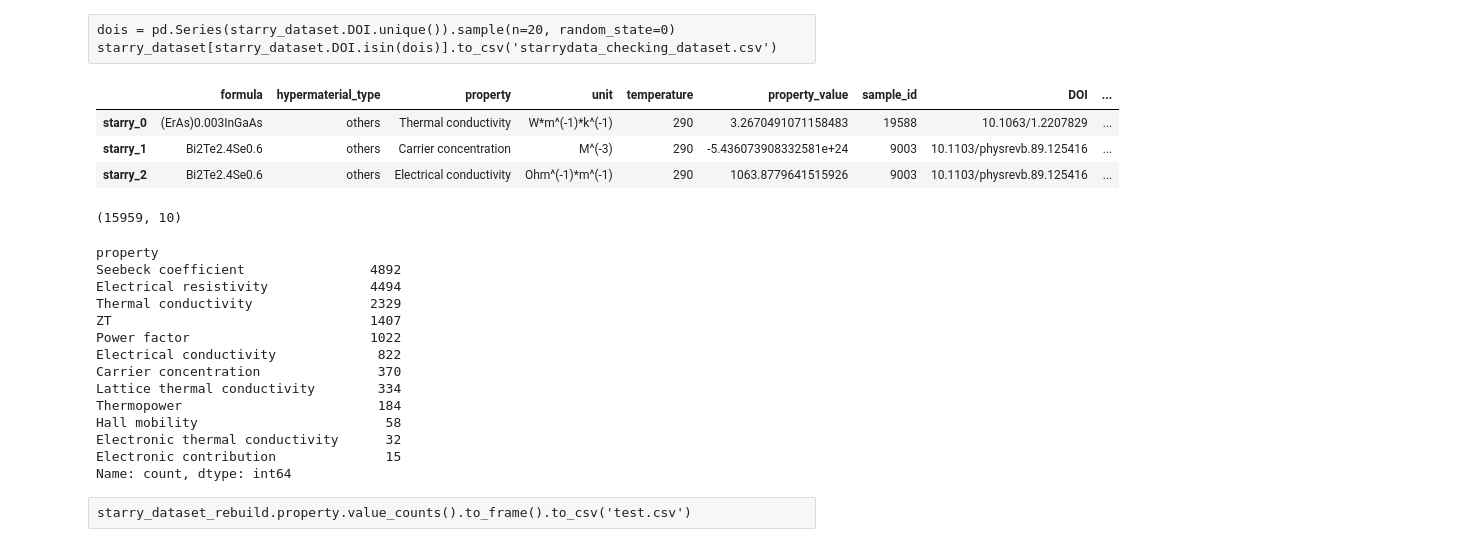
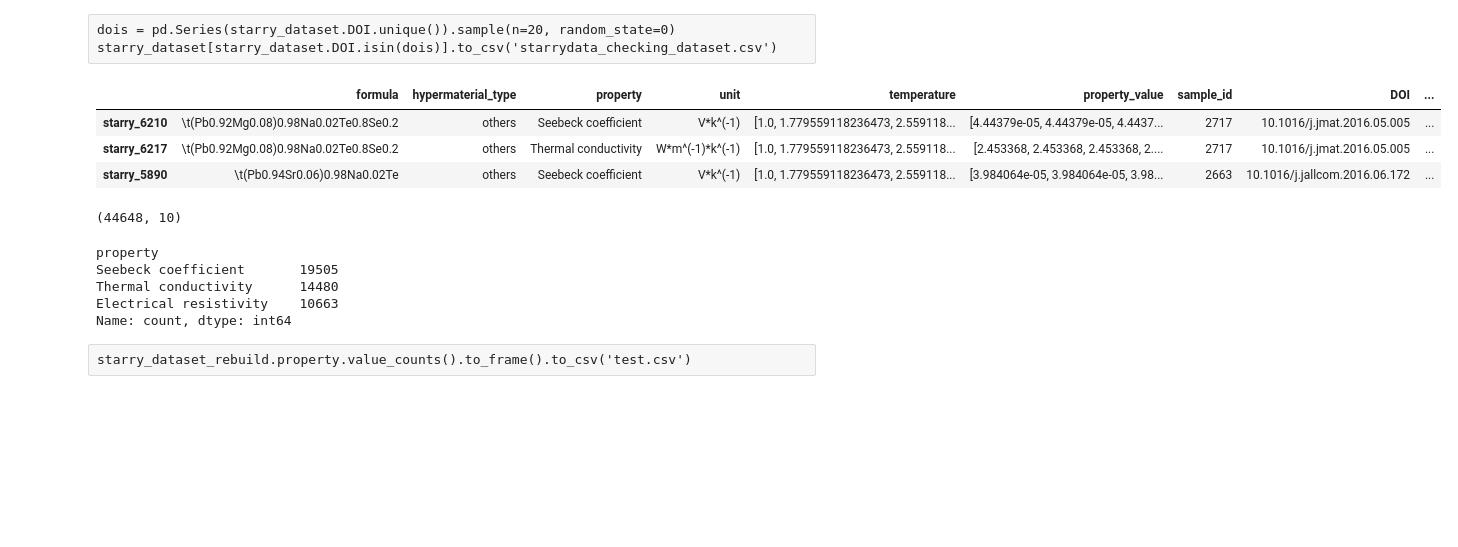
Before and after one commit to TsumiNa/foundation_model, a Jupyter notebook: data/scripts/process_ac_qe_te_data.ipynb, the cells around one changed output. Cells and saved outputs as stored; diff of their text form; code cells hidden in the pictures; blank space fills up the shorter version.

```diff
--- a/data/scripts/process_ac_qe_te_data.ipynb
+++ b/data/scripts/process_ac_qe_te_data.ipynb
@@ -103,11 +299,11 @@ def format_title(text, to_snake=False, skip_list=None):
 # %% [markdown]
 #### QC AC data
 # %%
-qc_ac_dataset = pd.read_csv('../raw/properties_dataset.csv').dropna().drop(columns=['sample_name', 'figure_id', 'degree_of_approximant', 'SID'])
+qc_ac_dataset = pd.read_csv('../raw/HYPOD-X_20250121/properties_dataset.csv').dropna().drop(columns=['sample_name', 'figure_id', 'degree_of_approximant', 'SID'])
 qc_ac_dataset = qc_ac_dataset.rename(columns={'composition': 'formula'})
 
 # Drop Specific heat since these value is to describe the temperature derivative of the molar heat capacity or the second-order temperature effects
-qc_ac_dataset = qc_ac_dataset[~qc_ac_dataset.prop_y.isin(['Specific heat', 'Specific heat capacity'])]
+qc_ac_dataset = qc_ac_dataset[~qc_ac_dataset.prop_y.isin(['Specific heat', 'Specific heat capacity', 'Hall coefficient', 'ZT', 'Power factor', 'Thermal diffusivity'])]
 
 # Try to convert the composition string to the Composition object
 qc_ac_dataset = qc_ac_dataset.assign(composition=qc_ac_dataset['formula'].apply(convert_composition)).dropna()
@@ -184,7 +398,8 @@ starry_dataset[starry_dataset.prop_y.apply(lambda s: 'Specific' in  s)].prop_y.u
 # %% [markdown]
 #### starry data
 # %%
-starry_dataset = pd.read_csv('../raw/starrydata_curves_20250201.csv')
+starry_dataset = pd.read_csv('../raw/starrydata_dataset_20250531/starrydata_curves.csv')
+starry_dataset = starry_dataset[(starry_dataset.x == ) & (starry_dataset.x != [])]
 starry_dataset = starry_dataset.rename(columns={'composition': 'formula'})
 starry_dataset = starry_dataset.assign(
     prop_x=starry_dataset.prop_x.apply(lambda s: format_title(s, to_snake=False)),
@@ -195,8 +410,9 @@ starry_dataset = starry_dataset.assign(
 
 # Drop extremely small data
 starry_dataset = starry_dataset[starry_dataset.unit_x == 'K']
-starry_dataset = starry_dataset[~starry_dataset.prop_y.isin(['Carrier thermal conductivity', 'Phonon thermal conductance'])]
-starry_dataset = starry_dataset[starry_dataset.prop_y.isin(starry_dataset.prop_y.unique()[starry_dataset.prop_y.value_counts() >= 500])]
+starry_dataset = starry_dataset[~starry_dataset.unit_y.isin(['V', 'V/k'])]
+starry_dataset = starry_dataset[starry_dataset.prop_y.isin(['Seebeck coefficient', 'Thermal conductivity', 'Electrical resistivity', 'Magnetic susceptibility'])]
+starry_dataset = starry_dataset[starry_dataset.prop_y.isin(starry_dataset.prop_y.unique()[starry_dataset.prop_y.value_counts() >= 100])]
 
 starry_dataset = starry_dataset[~starry_dataset.sample_id.isin([int(i) for i in qc_ac_dataset.sample_id if not i.startswith('hmt')])].assign(hypermaterial_type='others')
 starry_dataset = starry_dataset[[
@@ -207,6 +423,14 @@ starry_dataset = starry_dataset[[
 starry_dataset = starry_dataset.assign(composition=starry_dataset['formula'].apply(convert_composition)).dropna()
 starry_dataset = starry_dataset.assign(elements=starry_dataset.composition.apply(lambda c: tuple([str(e) for e in c.elements])))
 
+# Align unit of Magnetic susceptibility
+tmp = starry_dataset[(starry_dataset.unit_y == 'emu*g^(-1)') | (starry_dataset.unit_y == 'Emu/g')]
+tmp = tmp.assign(
+    unit_y='A*m**2/mol',
+    y=[convert_mass_magnetization(comp, y).tolist() for comp, y in zip(tmp.composition, tmp.y)]
+)
+starry_dataset.loc[tmp.index] = tmp
+
 starry_dataset.head(3)
 starry_dataset.shape
 # %% [output]
@@ -232,54 +465,48 @@ dois.nunique()
 dois = pd.Series(starry_dataset.DOI.unique()).sample(n=20, random_state=0)
 starry_dataset[starry_dataset.DOI.isin(dois)].to_csv('starrydata_checking_dataset.csv')
 # %%
+start, end = 1.0, 390
+x_new = np.linspace(start, end, 500) # pre-selected range = (-6,5, 10.5).
+
 starry_dataset_rebuild = []
-for _, data in starry_dataset.groupby(['formula', 'prop_y', 'sample_id']):
+f_, p_ = "", ""
+for (f, p, s), data in starry_dataset.groupby(['formula', 'prop_y', 'sample_id']):
     try:
         x, y = eval(data.x.item()), eval(data.y.item())
+        if (f_, p_) == (f, p):
+            continue
+        f_, p_ = f, p
 
-        if min(x) <= T <= max(x):
-            interp_func = interp1d(x, y, kind='linear')
+        interp = InterpSmooth(x, y, smooth_method="savgol")
+        y_sgol = interp(x_new, s_factor=.9)
 
-            tmp = data.iloc[0].copy()
-            tmp.x = T
-            tmp.y = interp_func(T)
+        tmp = data.iloc[0].copy()
+        tmp.x = x_new.tolist()
+        tmp.y = y_sgol.tolist()
 
-            starry_dataset_rebuild.append(tmp)
+        starry_dataset_rebuild.append(tmp)
     except:
         pass
 
 starry_dataset_rebuild = pd.DataFrame(starry_dataset_rebuild).rename(
     columns={'prop_y': 'property', 'unit_y': 'unit', 'x': 'temperature', 'y': 'property_value'}
 ).drop(columns=['prop_x', 'unit_x'])
 
-tmp = []
-for _, data in starry_dataset_rebuild.groupby(['formula', 'property']):
-    tmp.append(data.max())
 
-starry_dataset_rebuild = pd.DataFrame(tmp)
 starry_dataset_rebuild = starry_dataset_rebuild.set_index([[f'starry_{i}' for i in starry_dataset_rebuild.index]], drop=True)
 starry_dataset_rebuild.head(3)
 starry_dataset_rebuild.shape
 starry_dataset_rebuild.property.value_counts()
 # %% [output]
 |  | formula | hypermaterial_type | property | unit | temperature | property_value | sample_id | DOI | ... |
-| starry_0 | (ErAs)0.003InGaAs | others | Thermal conductivity | W*m^(-1)*k^(-1) | 290 | 3.2670491071158483 | 19588 | 10.1063/1.2207829 | ... |
-| starry_1 | Bi2Te2.4Se0.6 | others | Carrier concentration | M^(-3) | 290 | -5.436073908332581e+24 | 9003 | 10.1103/physrevb.89.125416 | ... |
-| starry_2 | Bi2Te2.4Se0.6 | others | Electrical conductivity | Ohm^(-1)*m^(-1) | 290 | 1063.8779641515926 | 9003 | 10.1103/physrevb.89.125416 | ... |
+| starry_6210 | \t(Pb0.92Mg0.08)0.98Na0.02Te0.8Se0.2 | others | Seebeck coefficient | V*k^(-1) | [1.0, 1.779559118236473, 2.559118... | [4.44379e-05, 4.44379e-05, 4.4437... | 2717 | 10.1016/j.jmat.2016.05.005 | ... |
+| starry_6217 | \t(Pb0.92Mg0.08)0.98Na0.02Te0.8Se0.2 | others | Thermal conductivity | W*m^(-1)*k^(-1) | [1.0, 1.779559118236473, 2.559118... | [2.453368, 2.453368, 2.453368, 2.... | 2717 | 10.1016/j.jmat.2016.05.005 | ... |
+| starry_5890 | \t(Pb0.94Sr0.06)0.98Na0.02Te | others | Seebeck coefficient | V*k^(-1) | [1.0, 1.779559118236473, 2.559118... | [3.984064e-05, 3.984064e-05, 3.98... | 2663 | 10.1016/j.jallcom.2016.06.172 | ... |
-(15959, 10)
+(44648, 10)
 property
-Seebeck coefficient                4892
-Electrical resistivity             4494
-Thermal conductivity               2329
-ZT                                 1407
-Power factor                       1022
-Electrical conductivity             822
-Carrier concentration               370
-Lattice thermal conductivity        334
-Thermopower                         184
-Hall mobility                        58
-Electronic thermal conductivity      32
-Electronic contribution              15
+Seebeck coefficient       19505
+Thermal conductivity      14480
+Electrical resistivity    10663
 Name: count, dtype: int64
 # %% [raw]
 starry_dataset_rebuild.property.value_counts().to_frame().to_csv('test.csv')
```
Also changed, not shown: parts of 17 cells of this notebook, 1 other file.
